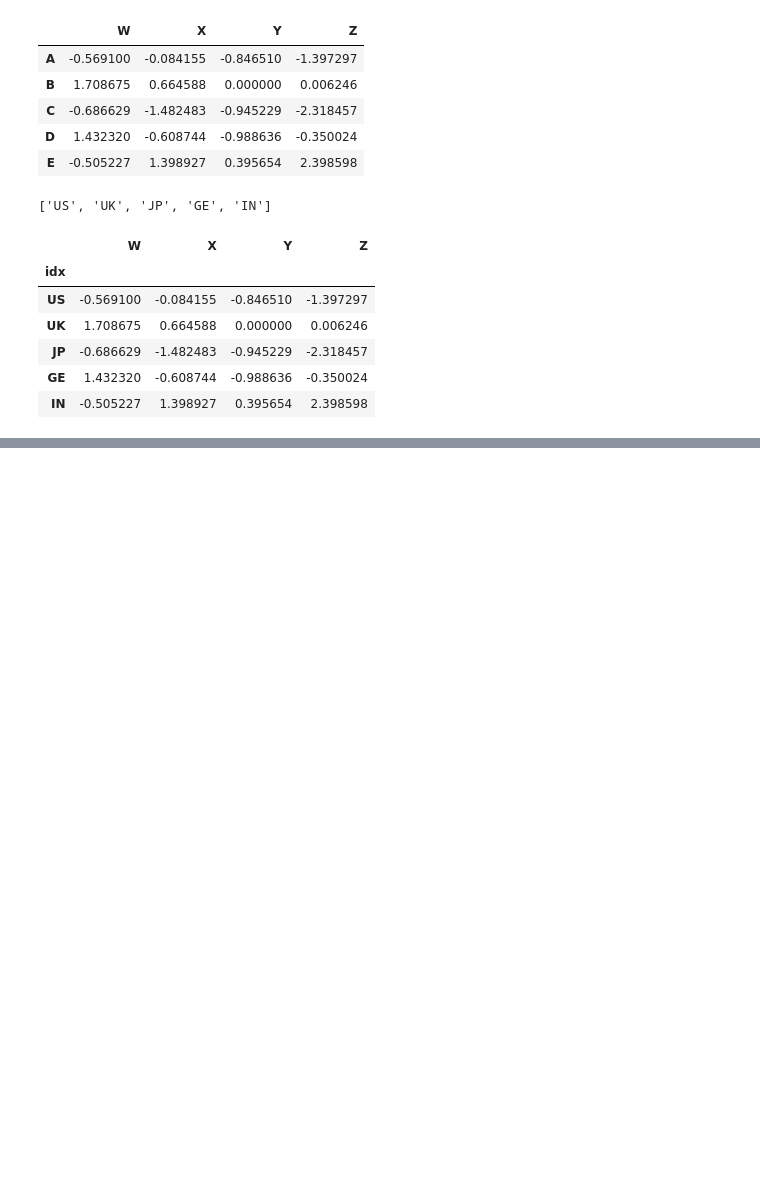
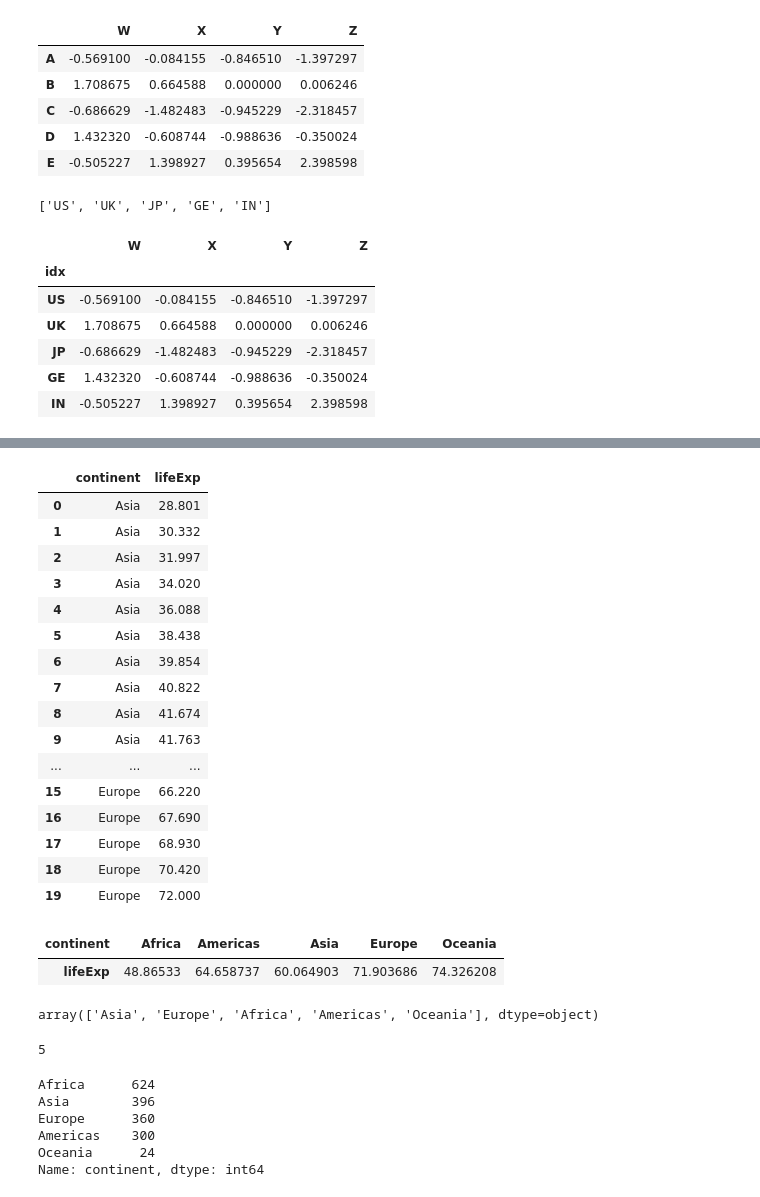
Before and after one commit to pksvv/purdue-ML-D2, a Jupyter notebook: Pandas.ipynb, the cells around one changed output, grey strips where cells are left out. Cells and saved outputs as stored; diff of their text form; code cells hidden in the pictures; blank space fills up the shorter version.

```diff
--- a/Pandas.ipynb
+++ b/Pandas.ipynb
@@ -362,0 +545,6 @@ df.set_index('idx')
+# %%
+url = "https://raw.githubusercontent.com/resbaz/r-novice-gapminder-files/master/data/gapminder-FiveYearData.csv"
+
+df = pd.read_csv(url)
+
+df.head()
@@ -362,0 +590,44 @@ df.set_index('idx')
+# %%
+df1 = df[['continent','lifeExp']]
+
+df1.head(20)
+# %% [output]
+|  | continent | lifeExp |
+| 0 | Asia | 28.801 |
+| 1 | Asia | 30.332 |
+| 2 | Asia | 31.997 |
+| 3 | Asia | 34.020 |
+| 4 | Asia | 36.088 |
+| 5 | Asia | 38.438 |
+| 6 | Asia | 39.854 |
+| 7 | Asia | 40.822 |
+| 8 | Asia | 41.674 |
+| 9 | Asia | 41.763 |
+| ... | ... | ... |
+| 15 | Europe | 66.220 |
+| 16 | Europe | 67.690 |
+| 17 | Europe | 68.930 |
+| 18 | Europe | 70.420 |
+| 19 | Europe | 72.000 |
+# %%
+pd.pivot_table(df1,values='lifeExp',columns='continent',aggfunc='mean')
+# %% [output]
+| continent | Africa | Americas | Asia | Europe | Oceania |
+| lifeExp | 48.86533 | 64.658737 | 60.064903 | 71.903686 | 74.326208 |
+# %%
+df1['continent'].unique()
+# %% [output]
+array(['Asia', 'Europe', 'Africa', 'Americas', 'Oceania'], dtype=object)
+# %%
+df1['continent'].nunique()
+# %% [output]
+5
+# %%
+df['continent'].value_counts()
+# %% [output]
+Africa      624
+Asia        396
+Europe      360
+Americas    300
+Oceania      24
+Name: continent, dtype: int64
```
Also changed, not shown: parts of 35 cells of this notebook.
